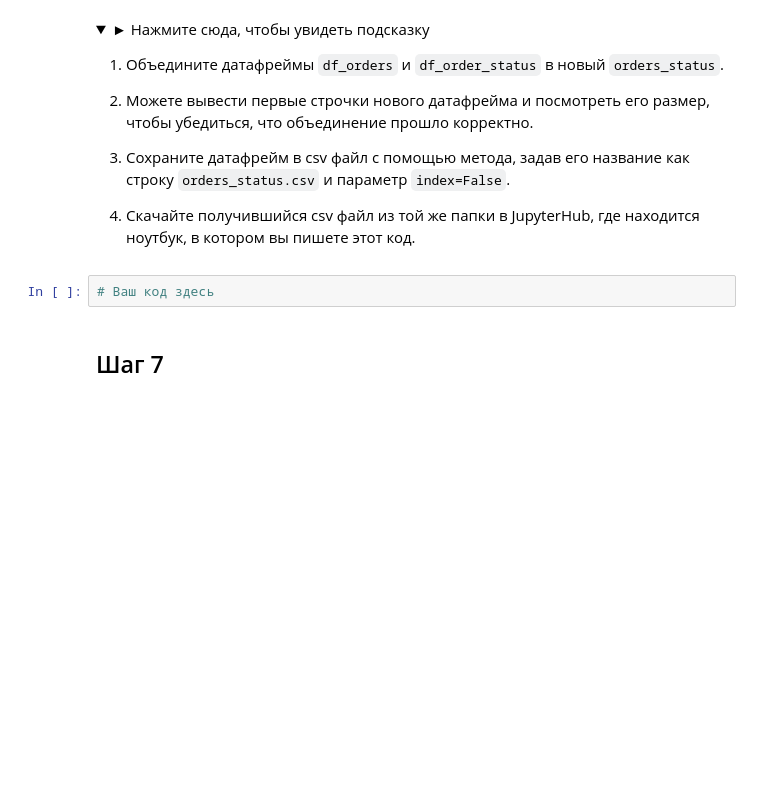
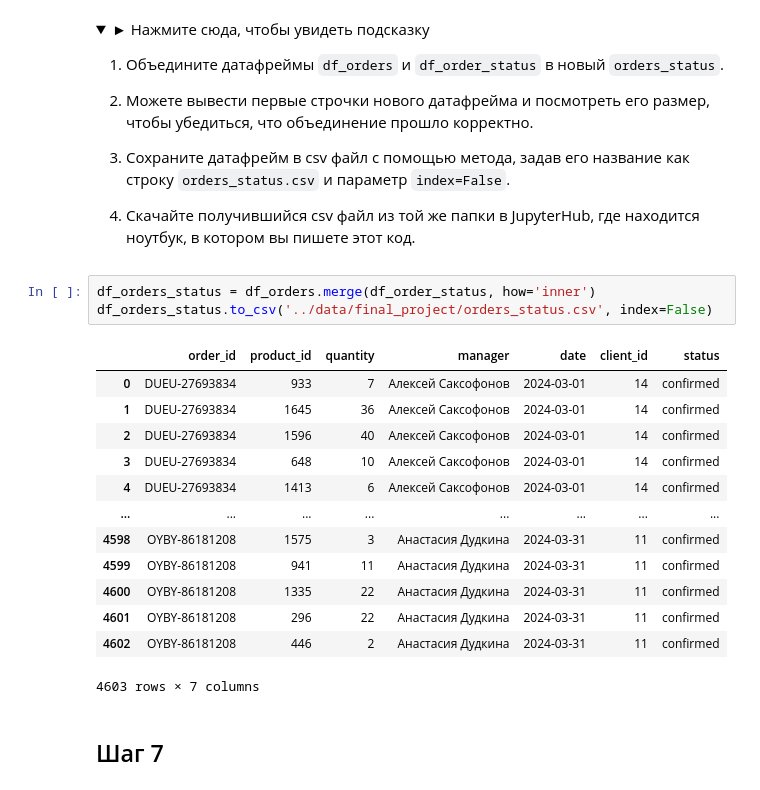
Before and after one commit to m-amirov/karpov.courses, a Jupyter notebook: notebooks/final_project_python.ipynb, the cells around one changed output. Cells and saved outputs as stored; diff of their text form; folded sections open; blank space fills up the shorter version.

```diff
--- a/notebooks/final_project_python.ipynb
+++ b/notebooks/final_project_python.ipynb
@@ -228,8 +240,23 @@ df_orders.to_csv('../data/final_project/orders.csv', index=False)
 
 </p>
 </details>
-# %%
-# Ваш код здесь
+# %%
+df_orders_status = df_orders.merge(df_order_status, how='inner')
+df_orders_status.to_csv('../data/final_project/orders_status.csv', index=False)
+# %% [output]
+|  | order_id | product_id | quantity | manager | date | client_id | status |
+| 0 | DUEU-27693834 | 933 | 7 | Алексей Саксофонов | 2024-03-01 | 14 | confirmed |
+| 1 | DUEU-27693834 | 1645 | 36 | Алексей Саксофонов | 2024-03-01 | 14 | confirmed |
+| 2 | DUEU-27693834 | 1596 | 40 | Алексей Саксофонов | 2024-03-01 | 14 | confirmed |
+| 3 | DUEU-27693834 | 648 | 10 | Алексей Саксофонов | 2024-03-01 | 14 | confirmed |
+| 4 | DUEU-27693834 | 1413 | 6 | Алексей Саксофонов | 2024-03-01 | 14 | confirmed |
+| ... | ... | ... | ... | ... | ... | ... | ... |
+| 4598 | OYBY-86181208 | 1575 | 3 | Анастасия Дудкина | 2024-03-31 | 11 | confirmed |
+| 4599 | OYBY-86181208 | 941 | 11 | Анастасия Дудкина | 2024-03-31 | 11 | confirmed |
+| 4600 | OYBY-86181208 | 1335 | 22 | Анастасия Дудкина | 2024-03-31 | 11 | confirmed |
+| 4601 | OYBY-86181208 | 296 | 22 | Анастасия Дудкина | 2024-03-31 | 11 | confirmed |
+| 4602 | OYBY-86181208 | 446 | 2 | Анастасия Дудкина | 2024-03-31 | 11 | confirmed |
+4603 rows × 7 columns
 # %% [markdown]
 ## Шаг 7
 # %% [markdown]
```
Also changed, not shown: parts of 9 cells of this notebook.
